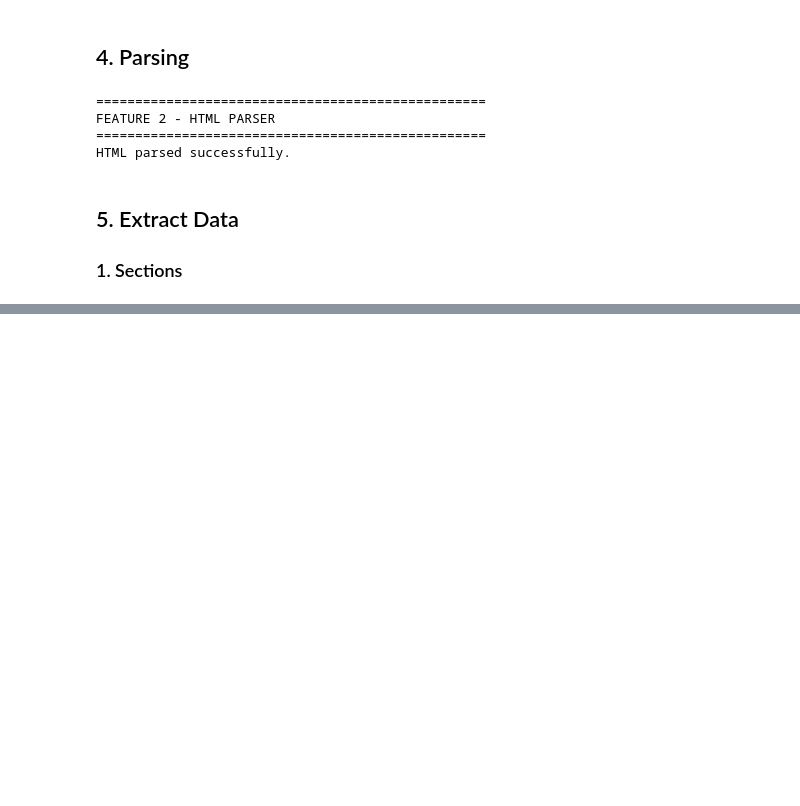
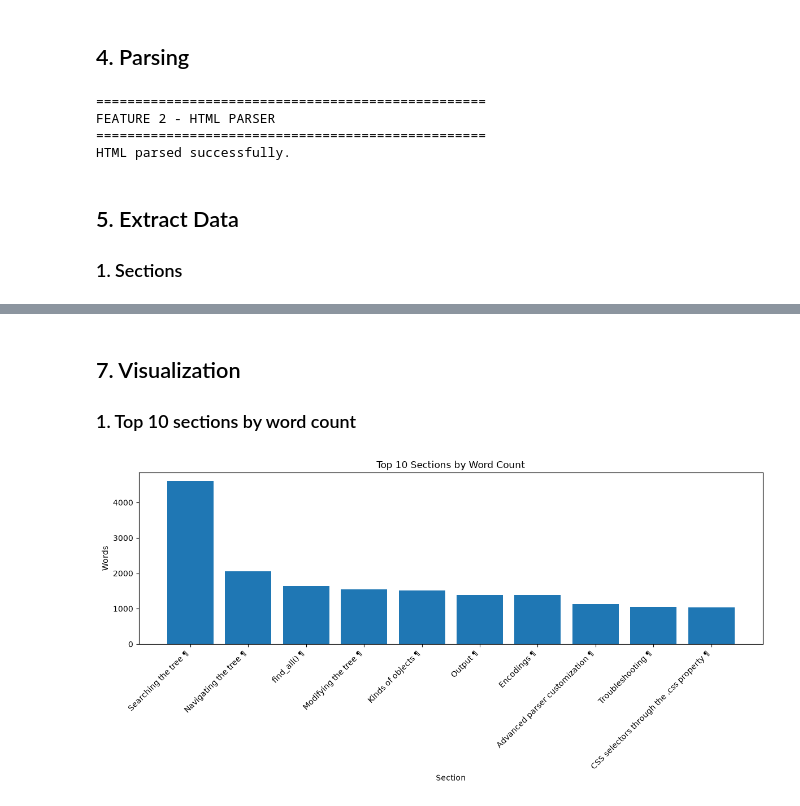
Before and after one commit to Nguwuyen2711/PDS301m---Group-4, a Jupyter notebook: FinalProject/FinalProject/notebooks/analysis.ipynb, the cells around one changed output, grey strips where cells are left out. Drawn from its saved outputs; the diff is of its cells as text; code cells hidden in the pictures; blank space fills up the shorter version.

```diff
--- a/FinalProject/FinalProject/notebooks/analysis.ipynb
+++ b/FinalProject/FinalProject/notebooks/analysis.ipynb
@@ -62,0 +196,8 @@ main.code_samples_to_csv()
+# %% [markdown]
+## 7. Visualization
+
+### 1. Top 10 sections by word count
+# %%
+visualizer.chart_top10_sections()
+# %% [output]
+[figure, added]
```
Also changed, not shown: parts of 39 cells of this notebook, 8 other files.
